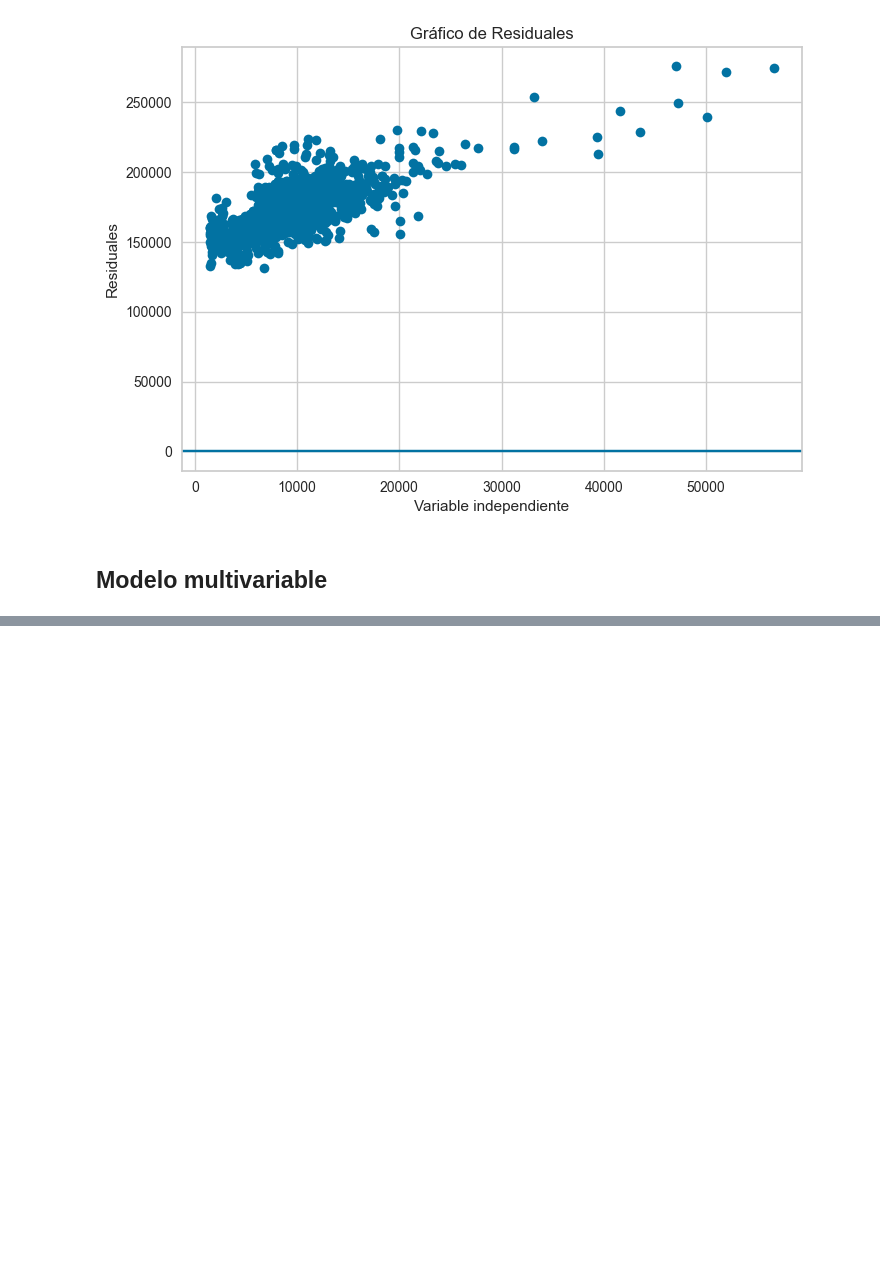
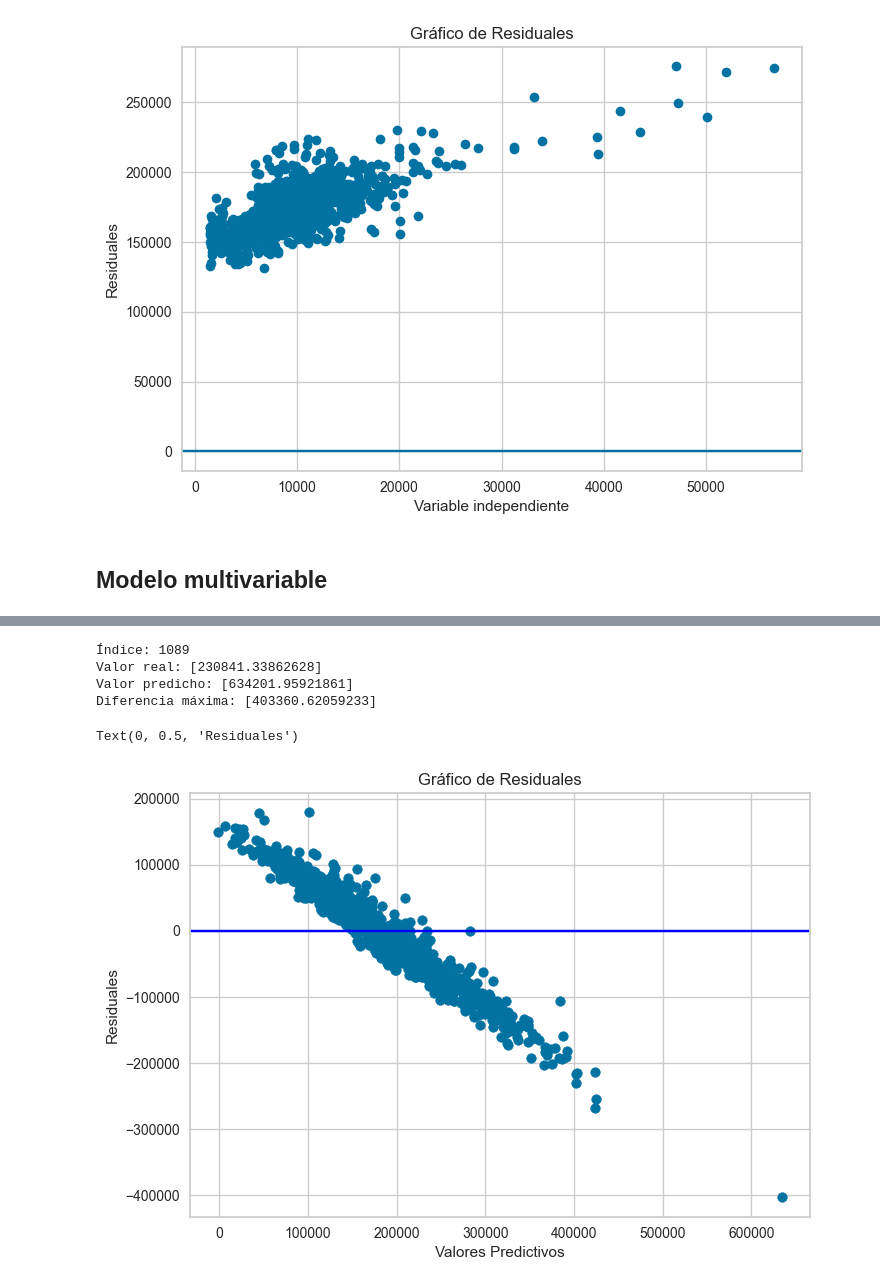
Before and after one commit to Fabiola-cc/InmoValor_SA, a Jupyter notebook: Regresion_lineal.ipynb, the cells around one changed output, grey strips where cells are left out. Drawn from its saved outputs; the diff is of its cells as text; code cells hidden in the pictures; blank space fills up the shorter version.

```diff
--- a/Regresion_lineal.ipynb
+++ b/Regresion_lineal.ipynb
@@ -127,0 +217,4 @@ Text(0, 0.5, 'Residuales')
+# %%
+resid_modelo1=price_t-y_pred_modelo1
+for i in range(0,len(price_t)):
+    print(price_t[i], y_pred_modelo1[i], " --> ", "\t\tDIFF:",resid_modelo1[i])
@@ -127,0 +239,30 @@ Text(0, 0.5, 'Residuales')
+# %%
+# Calcular las diferencias absolutas
+differences = [abs(t - p) for t, p in zip(price_t, y_pred_modelo1)]
+
+# Encontrar el índice con la diferencia máxima
+max_index = differences.index(max(differences))
+
+# Obtener los valores correspondientes
+max_real_value = price_t[max_index]
+max_pred_value = y_pred_modelo1[max_index]
+max_difference = differences[max_index]
+
+print(f"Índice: {max_index}")
+print(f"Valor real: {max_real_value}")
+print(f"Valor predicho: {max_pred_value}")
+print(f"Diferencia máxima: {max_difference}")
+# %% [output]
+Índice: 1089
+Valor real: [230841.33862628]
+Valor predicho: [634201.95921861]
+Diferencia máxima: [403360.62059233]
+# %%
+plt.scatter(y_pred_modelo1,resid_modelo1)
+plt.axhline(0,color='blue')
+plt.title("Gráfico de Residuales")
+plt.xlabel('Valores Predictivos')
+plt.ylabel('Residuales')
+# %% [output]
+Text(0, 0.5, 'Residuales')
+[figure, added]
```
Also changed, not shown: parts of 12 cells of this notebook.
